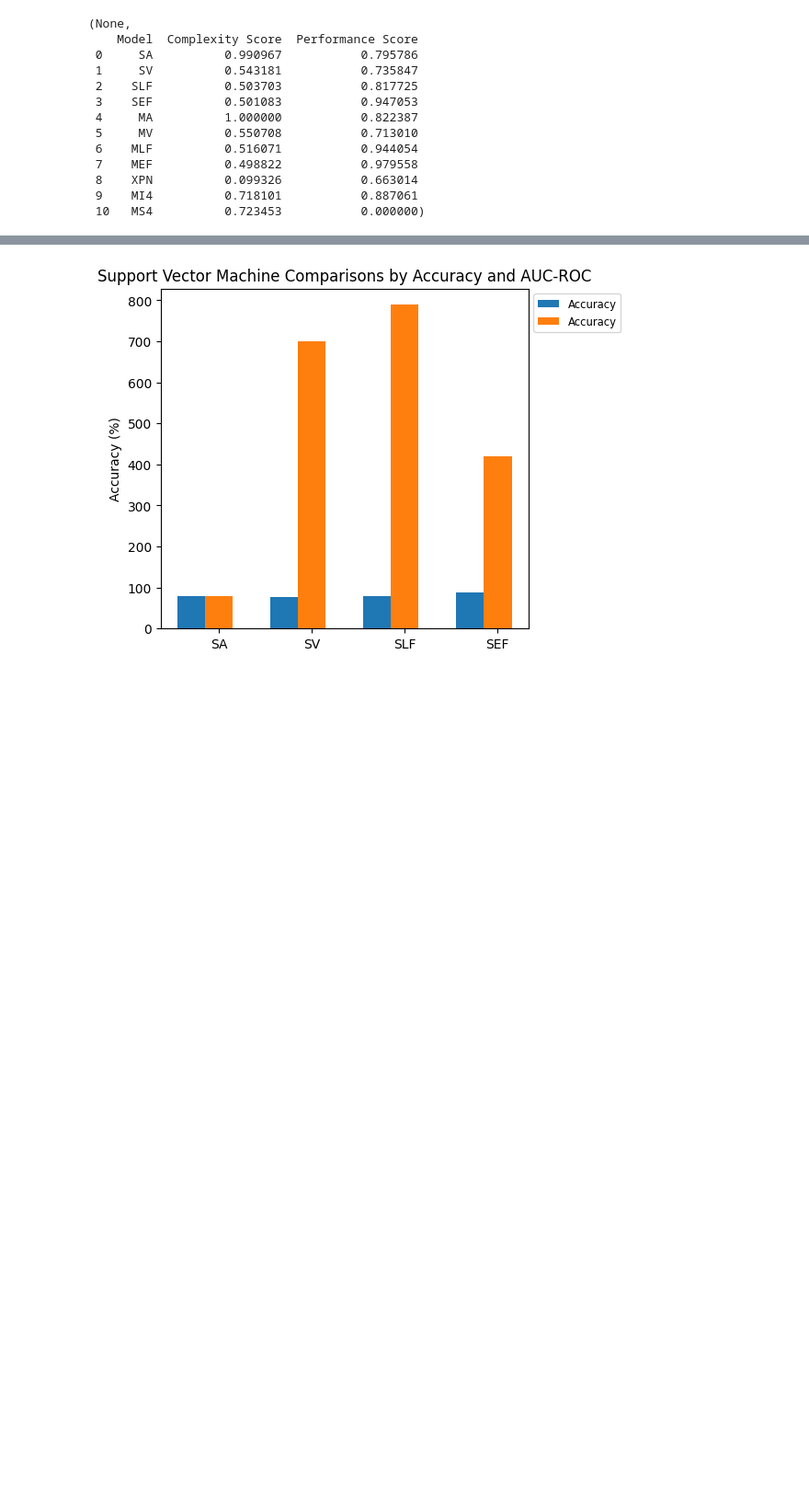
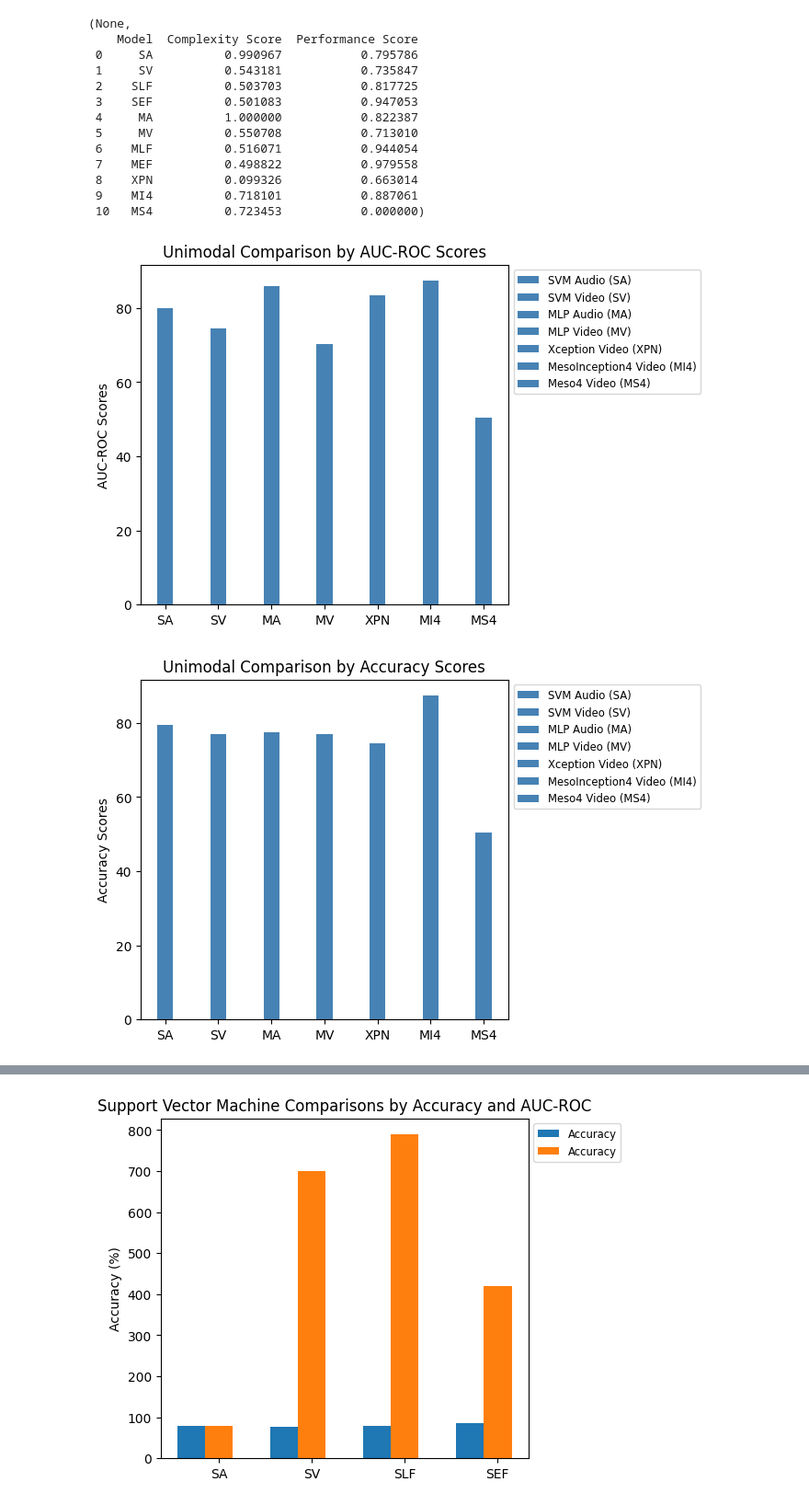
Before and after one commit to darshan-k3/Low-Complexity-Deepfake-Detection-Model, a Jupyter notebook: Results.ipynb, the cells around one changed output, grey strips where cells are left out. Shown: that part at 92% size. Cells and saved outputs as stored; diff of their text form; code cells hidden in the pictures; blank space fills up the shorter version.

```diff
--- a/Results.ipynb
+++ b/Results.ipynb
@@ -69,3 +69,76 @@ plt.show(), df_normalised[['Model', 'Complexity Score', 'Performance Score']]
  8    XPN          0.099326           0.663014
  9    MI4          0.718101           0.887061
  10   MS4          0.723453           0.000000)
+# %%
+import matplotlib.pyplot as plt
+import numpy as np
+
+model_full_names = {
+    "SA": "SVM Audio",
+    "SV": "SVM Video",
+    "MA": "MLP Audio",
+    "MV": "MLP Video",
+    "XPN": "Xception Video",
+    "MI4": "MesoInception4 Video",
+    "MS4": "Meso4 Video"
+}
+
+selected_models = ["SA", "SV", "MA", "MV", "XPN", "MI4", "MS4"]
+
+new_df = df[df['Model'].isin(selected_models)].set_index('Model').reindex(selected_models).reset_index()
+
+models = new_df['Model']
+roc_auc = new_df['AUC-ROC']
+acc = new_df['Accuracy (%)']
+f2_score = new_df['F2 Score']
+
+x = np.arange(len(models))  # the label locations
+width = 0.3  # the width of the bars
+
+fig, ax = plt.subplots()
+
+for i, model in enumerate(models):
+    ax.bar(x[i], roc_auc[i], width, color='steelblue', label=f'{model_full_names[model]} ({model})')
+
+ax.set_ylabel('AUC-ROC Scores')
+ax.set_title('Unimodal Comparison by AUC-ROC Scores')
+ax.set_xticks(x)
+ax.set_xticklabels([model for model in models])
+
+plt.subplots_adjust(right=0.75)
+
+ax.legend(loc='upper left', bbox_to_anchor=(1, 1), fontsize='small')
+
+fig, ax = plt.subplots()
+
+for i, model in enumerate(models):
+    ax.bar(x[i], acc[i], width,color='steelblue', label=f'{model_full_names[model]} ({model})')
+
+ax.set_ylabel('Accuracy Scores')
+ax.set_title('Unimodal Comparison by Accuracy Scores')
+ax.set_xticks(x)
+ax.set_xticklabels([model for model in models])
+
+plt.subplots_adjust(right=0.75)
+
+ax.legend(loc='upper left', bbox_to_anchor=(1, 1), fontsize='small')
+
+fig, ax = plt.subplots()
+
+for i, model in enumerate(models):
+    ax.bar(x[i], f2_score[i], width,color='steelblue', label=f'{model_full_names[model]} ({model})')
+
+ax.set_ylabel('F-2 Scores')
+ax.set_title('Unimodal Comparison by F-2 Scores')
+ax.set_xticks(x)
+ax.set_xticklabels([model for model in models])
+
+plt.subplots_adjust(right=0.75)
+
+ax.legend(loc='upper left', bbox_to_anchor=(1, 1), fontsize='small')
+
+
+plt.show()
+# %% [output]
+[figure, added]
+[figure, added]
```
Also changed, not shown: parts of 5 cells of this notebook.
